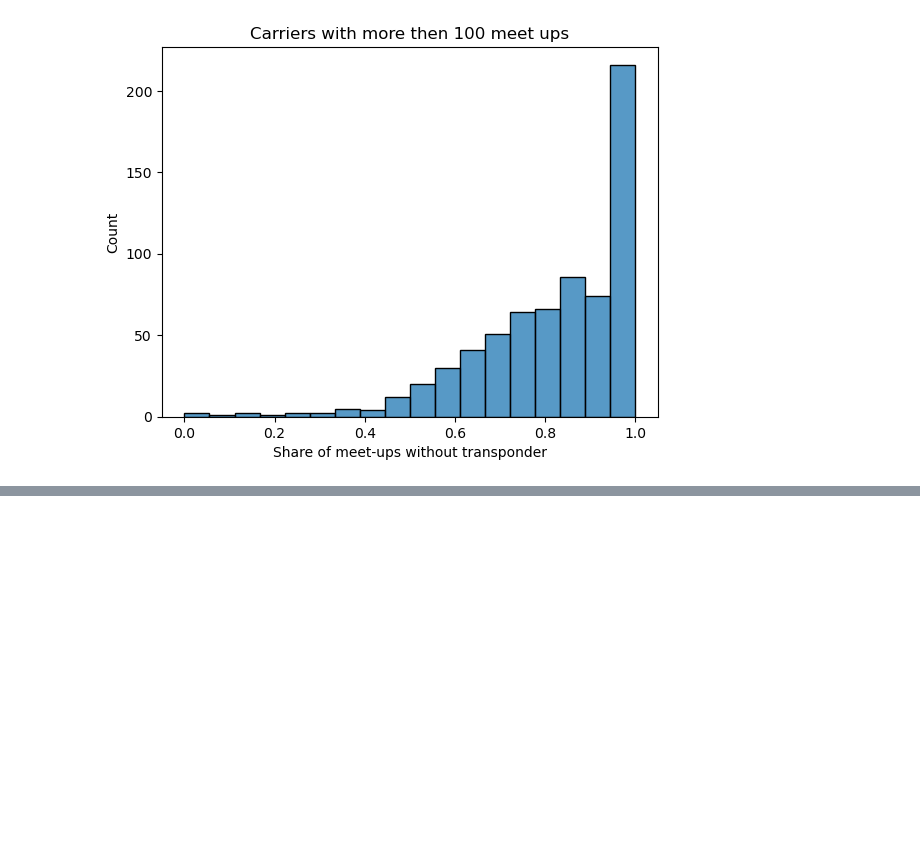
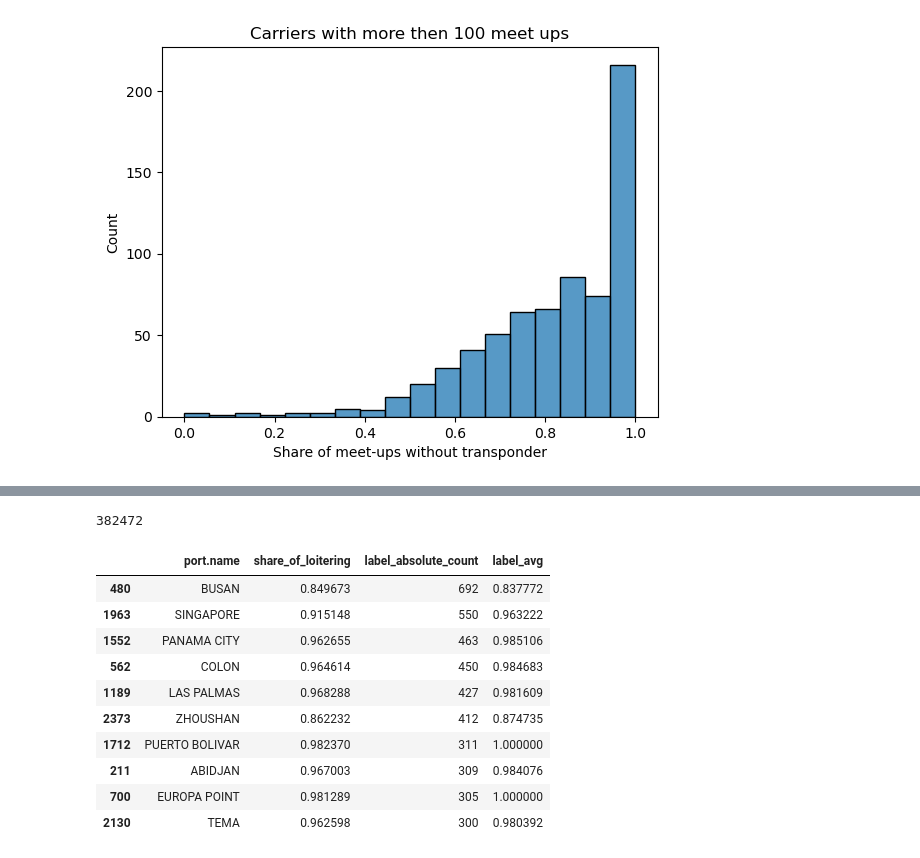
Before and after one commit to sebdodt/90739-iuu-systems-project, a Jupyter notebook: port_evaluation/eda/sebs_explorations.ipynb, the cells around one changed output, grey strips where cells are left out. Saved outputs shown, nothing was run; the diff lists cells and outputs as text; code cells hidden in the pictures; blank space fills up the shorter version.

```diff
--- a/port_evaluation/eda/sebs_explorations.ipynb
+++ b/port_evaluation/eda/sebs_explorations.ipynb
@@ -23,0 +56,29 @@ plt.show()
+# %%
+vessels = df['id'].unique()
+port_visits_known_ships = port_visits.loc[port_visits['vessel.id'].isin(vessels), :]
+len(port_visits_known_ships)
+# %% [output]
+382472
+# %%
+port_vessel_count = port_visits_known_ships.groupby(['port.name', 'vessel.id'])['id'].count().reset_index()
+port_vessel_with_label = port_vessel_count.merge(df, how='left', left_on='vessel.id', right_on='id', suffixes=('_port', '_carrier'))
+share_of_loitering = port_vessel_with_label.groupby('port.name')['share_of_loitering'].mean().reset_index()
+number_of_bad_visits = port_vessel_with_label.groupby('port.name')['label'].sum().reset_index()
+share_of_bad_visits = port_vessel_with_label.groupby('port.name')['label'].mean().reset_index()
+# ports_summary = port_visits_known_ships.merge(share_of_loitering, on='port.name', how='left')
+ports_summary = share_of_loitering.merge(number_of_bad_visits, on='port.name', how='left')
+ports_summary = ports_summary.merge(share_of_bad_visits, on='port.name', how='left', suffixes=('_absolute_count', '_avg'))
+# %%
+ports_summary.sort_values('label_absolute_count', ascending=False).head(10)
+# %% [output]
+|  | port.name | share_of_loitering | label_absolute_count | label_avg |
+| 480 | BUSAN | 0.849673 | 692 | 0.837772 |
+| 1963 | SINGAPORE | 0.915148 | 550 | 0.963222 |
+| 1552 | PANAMA CITY | 0.962655 | 463 | 0.985106 |
+| 562 | COLON | 0.964614 | 450 | 0.984683 |
+| 1189 | LAS PALMAS | 0.968288 | 427 | 0.981609 |
+| 2373 | ZHOUSHAN | 0.862232 | 412 | 0.874735 |
+| 1712 | PUERTO BOLIVAR | 0.982370 | 311 | 1.000000 |
+| 211 | ABIDJAN | 0.967003 | 309 | 0.984076 |
+| 700 | EUROPA POINT | 0.981289 | 305 | 1.000000 |
+| 2130 | TEMA | 0.962598 | 300 | 0.980392 |
```
Also changed, not shown: parts of 8 cells of this notebook.
